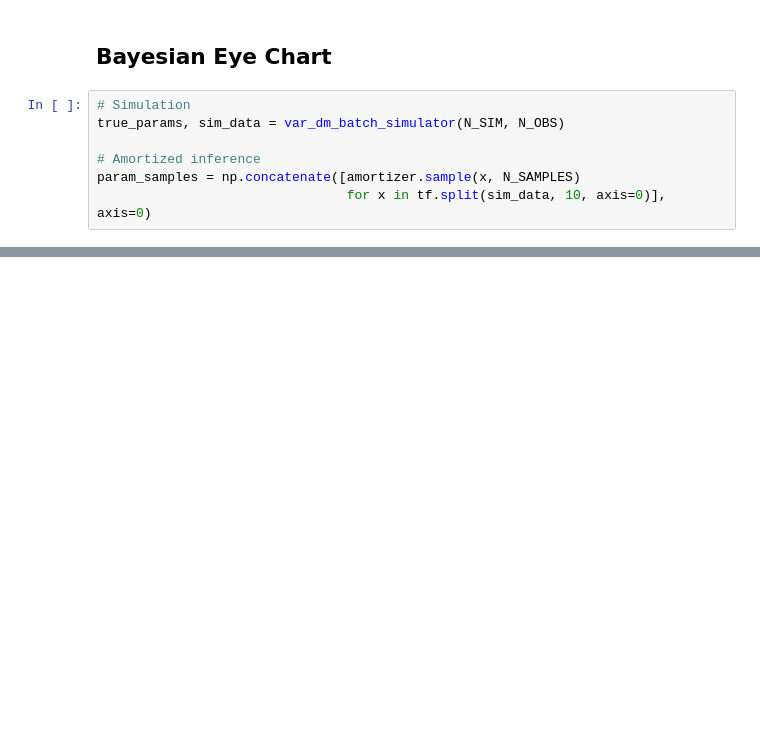
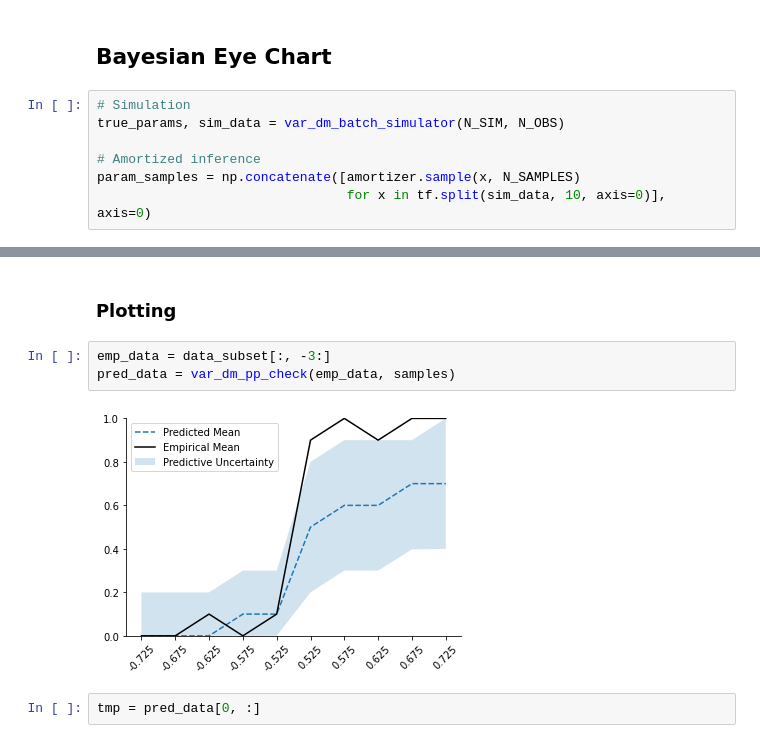
Before and after one commit to awellis/evidence-accumulators, a Jupyter notebook: notebooks/varying_drift_diffusion_modeling.ipynb, the cells around one changed output, grey strips where cells are left out. Cells and saved outputs as stored; diff of their text form; blank space fills up the shorter version.

```diff
--- a/notebooks/varying_drift_diffusion_modeling.ipynb
+++ b/notebooks/varying_drift_diffusion_modeling.ipynb
@@ -355,0 +251,9 @@ test_fun(motion_set, condition)
+# %% [markdown]
+### Plotting
+# %%
+emp_data = data_subset[:, -3:]
+pred_data = var_dm_pp_check(emp_data, samples)
+# %% [output]
+[figure, added]
+# %%
+tmp = pred_data[0, :]
```
Also changed, not shown: parts of 50 cells of this notebook, 8 other files.
